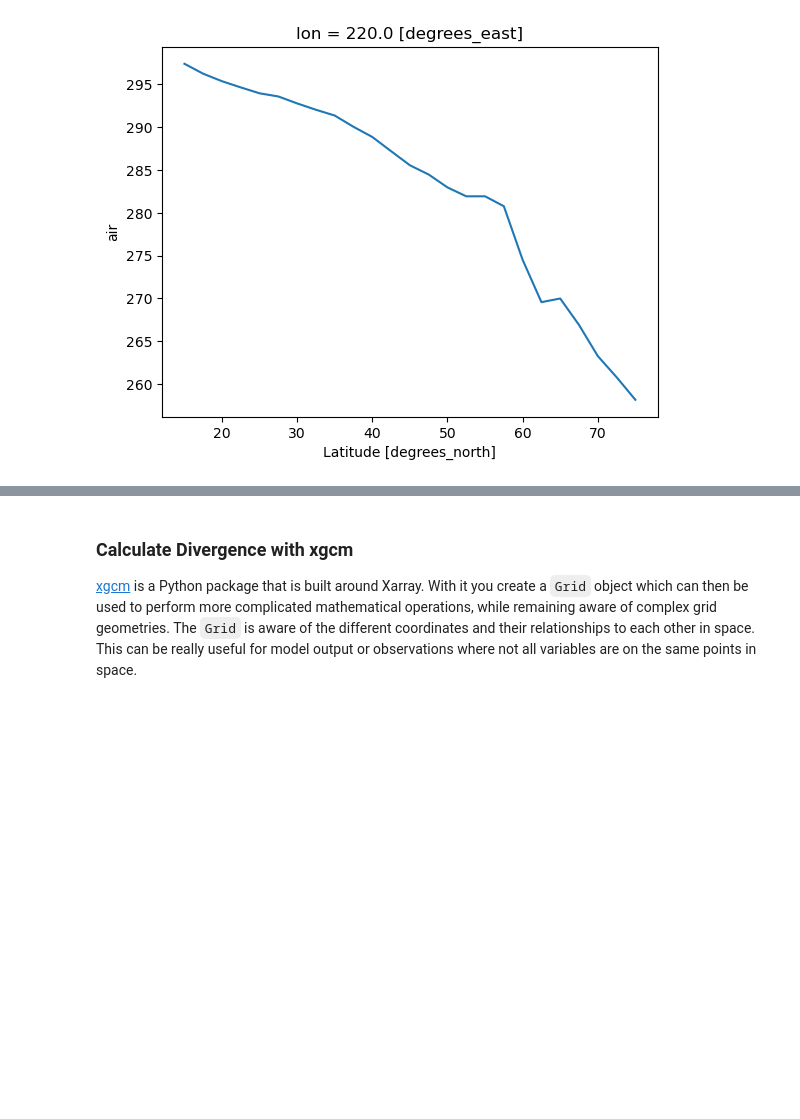
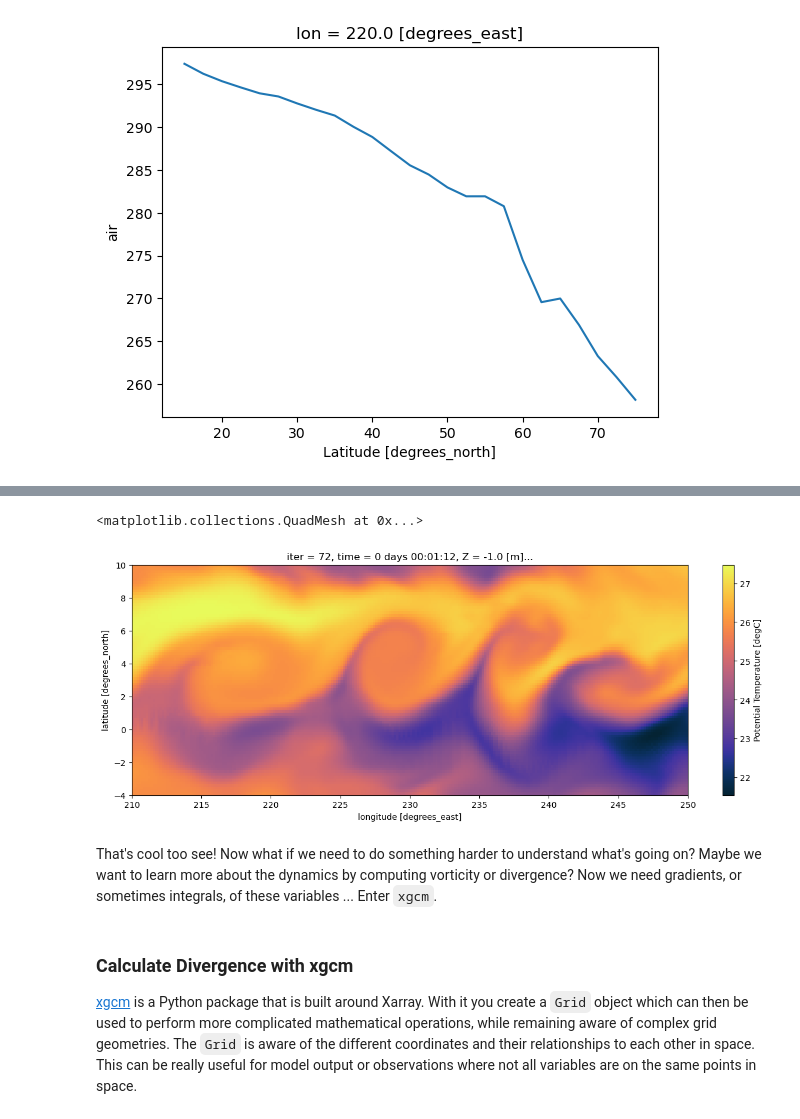
Before and after one commit to eldavenport/SIO-PythonEarthScience, a Jupyter notebook: docs/in_workshop/python_earth_science/xarray.ipynb, the cells around one changed output, grey strips where cells are left out. Drawn from its saved outputs; the diff is of its cells as text; code cells hidden in the pictures; blank space fills up the shorter version.

```diff
--- a/docs/in_workshop/python_earth_science/xarray.ipynb
+++ b/docs/in_workshop/python_earth_science/xarray.ipynb
@@ -260,3 +287,11 @@ What about something harder? Gradients? Integrals? ... Enter `xgcm`.
+# %%
+fig, ax = plt.subplots(figsize=(15, 5))
+ds.THETA.isel(time=0).plot(ax=ax, cmap=cmo.thermal)
+# %% [output]
+<matplotlib.collections.QuadMesh at 0x...>
+[figure, added]
+# %% [markdown]
+That's cool too see! Now what if we need to do something harder to understand what's going on? Maybe we want to learn more about the dynamics by computing vorticity or divergence? Now we need gradients, or sometimes integrals, of these variables ... Enter `xgcm`.
 # %% [markdown]
 ### Calculate Divergence with xgcm
 
```
Also changed, not shown: parts of 34 cells of this notebook.
